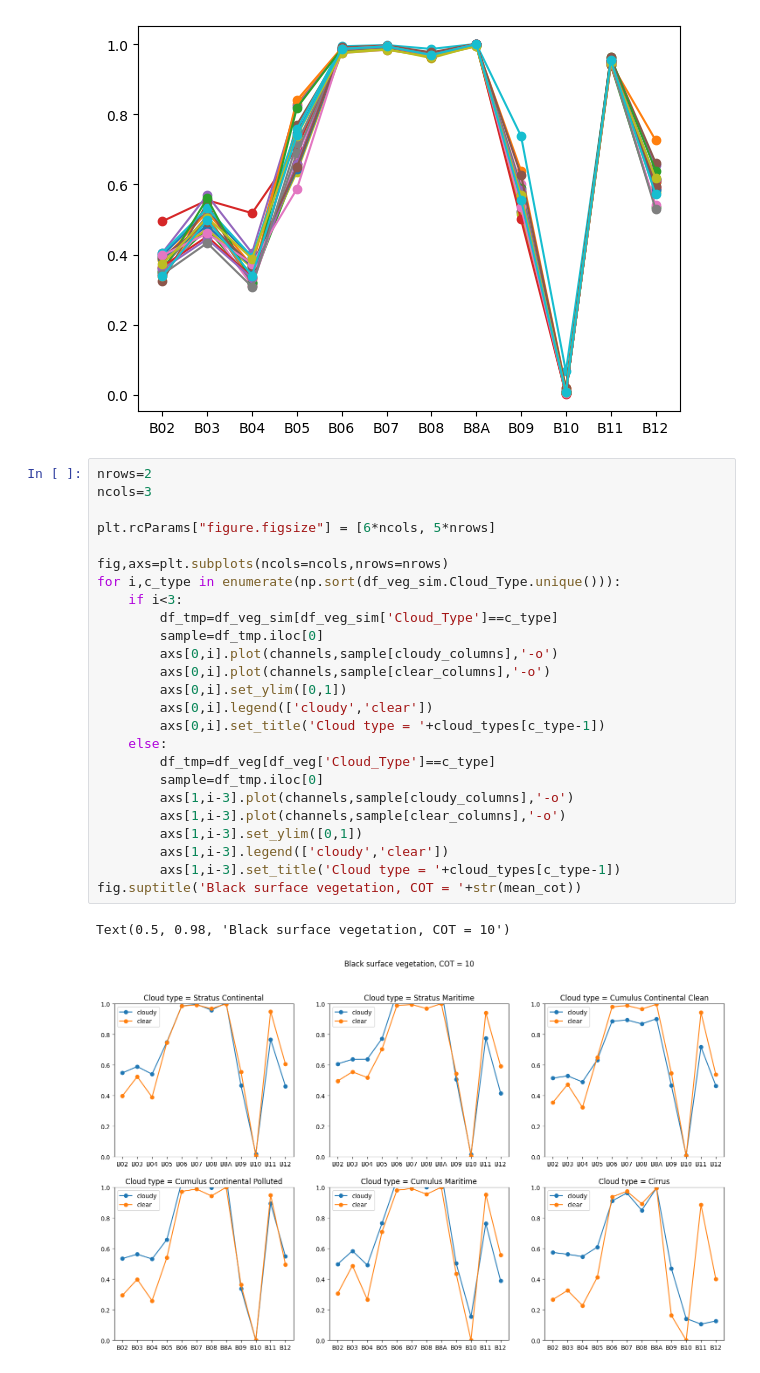
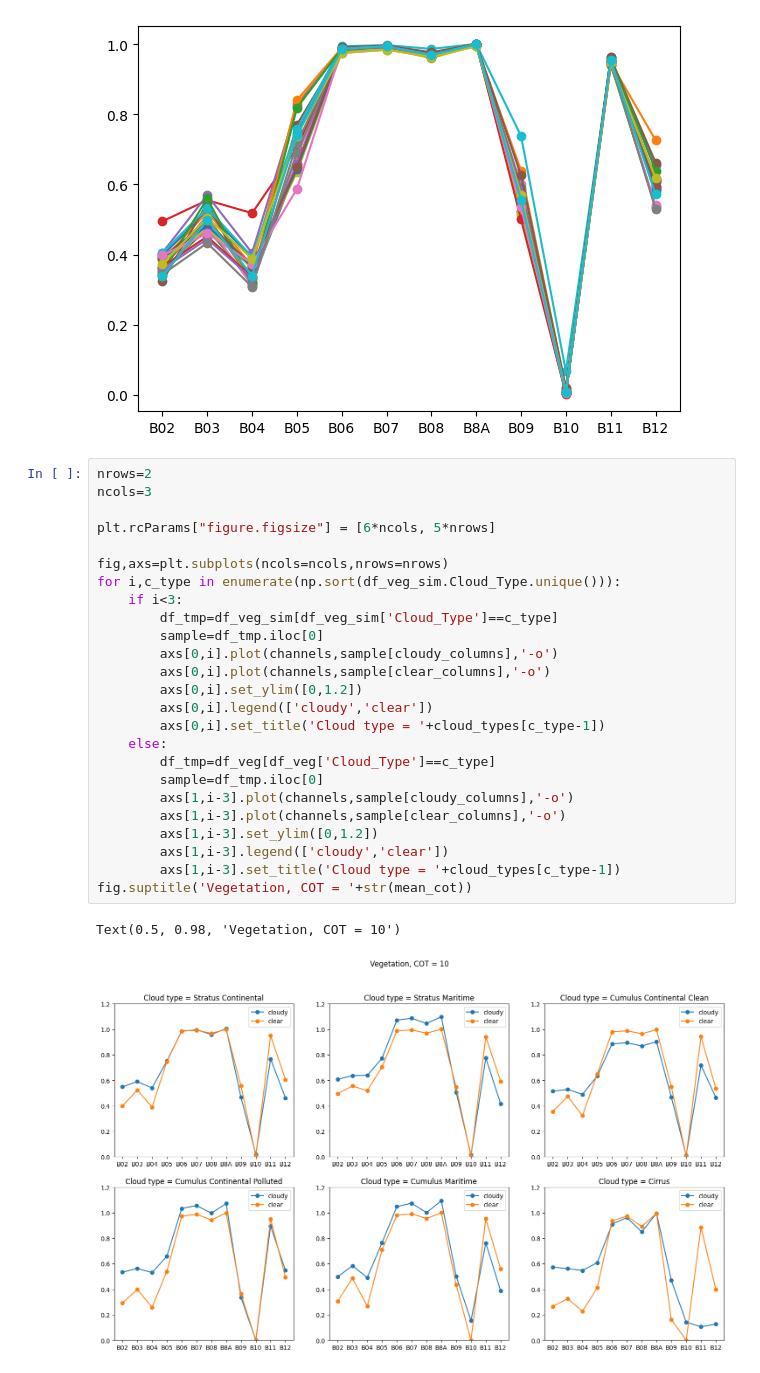
Before and after one commit to chiara-aisweden/cloud_rm, a Jupyter notebook: Cloud_rm/parse_data_old_data.ipynb, the cells around one changed output. Saved outputs shown, nothing was run; the diff lists cells and outputs as text.

```diff
--- a/Cloud_rm/parse_data_old_data.ipynb
+++ b/Cloud_rm/parse_data_old_data.ipynb
@@ -337,28 +337,28 @@ plt.show()
 # %%
 nrows=2
 ncols=3
 
 plt.rcParams["figure.figsize"] = [6*ncols, 5*nrows]
 
 fig,axs=plt.subplots(ncols=ncols,nrows=nrows)
 for i,c_type in enumerate(np.sort(df_veg_sim.Cloud_Type.unique())):
     if i<3:
         df_tmp=df_veg_sim[df_veg_sim['Cloud_Type']==c_type]
         sample=df_tmp.iloc[0]
         axs[0,i].plot(channels,sample[cloudy_columns],'-o')
         axs[0,i].plot(channels,sample[clear_columns],'-o')
-        axs[0,i].set_ylim([0,1])
+        axs[0,i].set_ylim([0,1.2])
         axs[0,i].legend(['cloudy','clear'])
         axs[0,i].set_title('Cloud type = '+cloud_types[c_type-1])
     else:
         df_tmp=df_veg[df_veg['Cloud_Type']==c_type]
         sample=df_tmp.iloc[0]
         axs[1,i-3].plot(channels,sample[cloudy_columns],'-o')
         axs[1,i-3].plot(channels,sample[clear_columns],'-o')
-        axs[1,i-3].set_ylim([0,1])
+        axs[1,i-3].set_ylim([0,1.2])
         axs[1,i-3].legend(['cloudy','clear'])
         axs[1,i-3].set_title('Cloud type = '+cloud_types[c_type-1])
-fig.suptitle('Black surface vegetation, COT = '+str(mean_cot))
+fig.suptitle('Vegetation, COT = '+str(mean_cot))
 # %% [output]
-Text(0.5, 0.98, 'Black surface vegetation, COT = 10')
+Text(0.5, 0.98, 'Vegetation, COT = 10')
-[figure, old version]
+[figure, new version]
```
Also changed, not shown: parts of 1 cell of this notebook, 8 other files.
